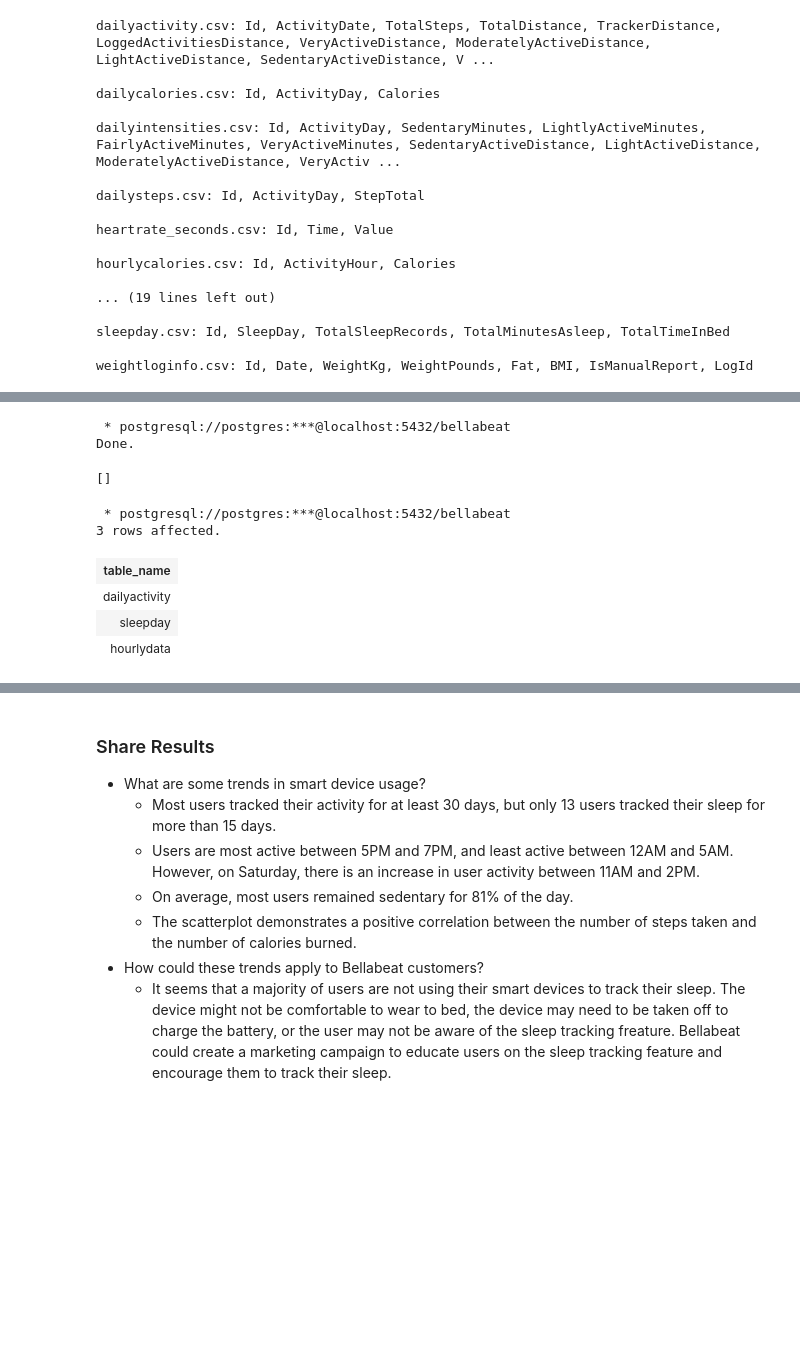
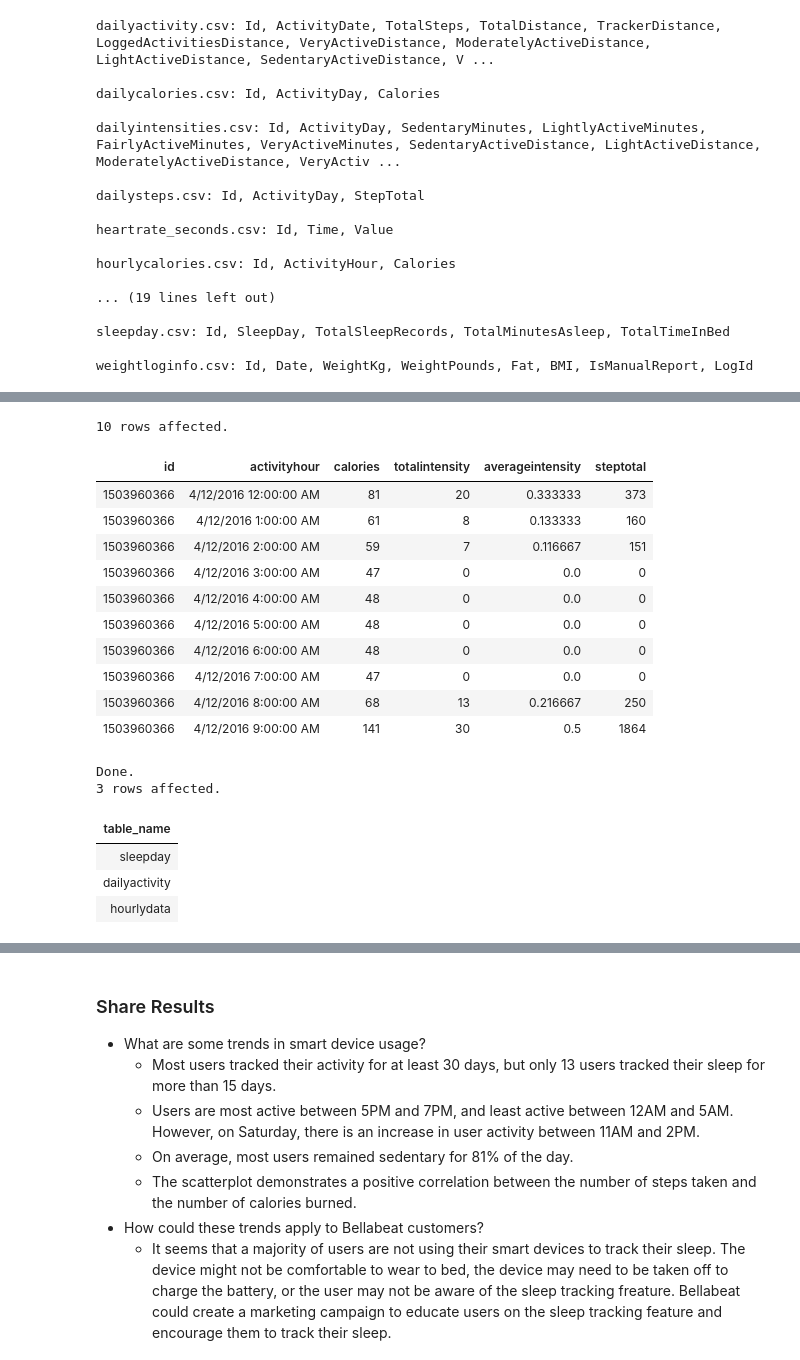
Before and after one commit to Peachtaco/bellabeat_project, a Jupyter notebook: bellabeat.ipynb, the cells around one changed output, grey strips where cells are left out. Drawn from its saved outputs; the diff is of its cells as text; code cells hidden in the pictures; blank space fills up the shorter version.

```diff
--- a/bellabeat.ipynb
+++ b/bellabeat.ipynb
@@ -170,24 +164,38 @@ FULL OUTER JOIN hourlysteps AS s
 22099 rows affected.
 []
+# %%
+%%sql
+--Verify new table
+SELECT *
+FROM hourlydata
+LIMIT 10;
+# %% [output]
+10 rows affected.
+| id | activityhour | calories | totalintensity | averageintensity | steptotal |
+| 1503960366 | 4/12/2016 12:00:00 AM | 81 | 20 | 0.333333 | 373 |
+| 1503960366 | 4/12/2016 1:00:00 AM | 61 | 8 | 0.133333 | 160 |
+| 1503960366 | 4/12/2016 2:00:00 AM | 59 | 7 | 0.116667 | 151 |
+| 1503960366 | 4/12/2016 3:00:00 AM | 47 | 0 | 0.0 | 0 |
+| 1503960366 | 4/12/2016 4:00:00 AM | 48 | 0 | 0.0 | 0 |
+| 1503960366 | 4/12/2016 5:00:00 AM | 48 | 0 | 0.0 | 0 |
+| 1503960366 | 4/12/2016 6:00:00 AM | 48 | 0 | 0.0 | 0 |
+| 1503960366 | 4/12/2016 7:00:00 AM | 47 | 0 | 0.0 | 0 |
+| 1503960366 | 4/12/2016 8:00:00 AM | 68 | 13 | 0.216667 | 250 |
+| 1503960366 | 4/12/2016 9:00:00 AM | 141 | 30 | 0.5 | 1864 |
 # %%
 %%sql
 -- Drop tables not used
 DROP TABLE IF EXISTS dailycalories, dailyintensities, dailysteps, hourlycalories, hourlyintensities, hourlysteps, minutecaloriesnarrow, minutecalorieswide, minuteintensitiesnarrow, minuteintensitieswide, minutemetsnarrow, minutesleep, minutestepsnarrow, minutestepswide, heartrate_seconds, weightloginfo;
+
+-- Verify tables in database
+SELECT table_name
+FROM information_schema.tables
+WHERE table_schema = 'public';
 # %% [output]
- * postgresql://postgres:***@localhost:5432/bellabeat
 Done.
+3 rows affected.
-[]
+| table_name |
+| sleepday |
+| dailyactivity |
+| hourlydata |
-# %%
-%%sql
--- Verify tables were dropped
-SELECT table_name
-FROM information_schema.tables
-WHERE table_schema = 'public';
-# %% [output]
- * postgresql://postgres:***@localhost:5432/bellabeat
-3 rows affected.
-| table_name |
-| dailyactivity |
-| sleepday |
-| hourlydata |
 # %% [markdown]
```
Also changed, not shown: parts of 17 cells of this notebook, 2 other files.
